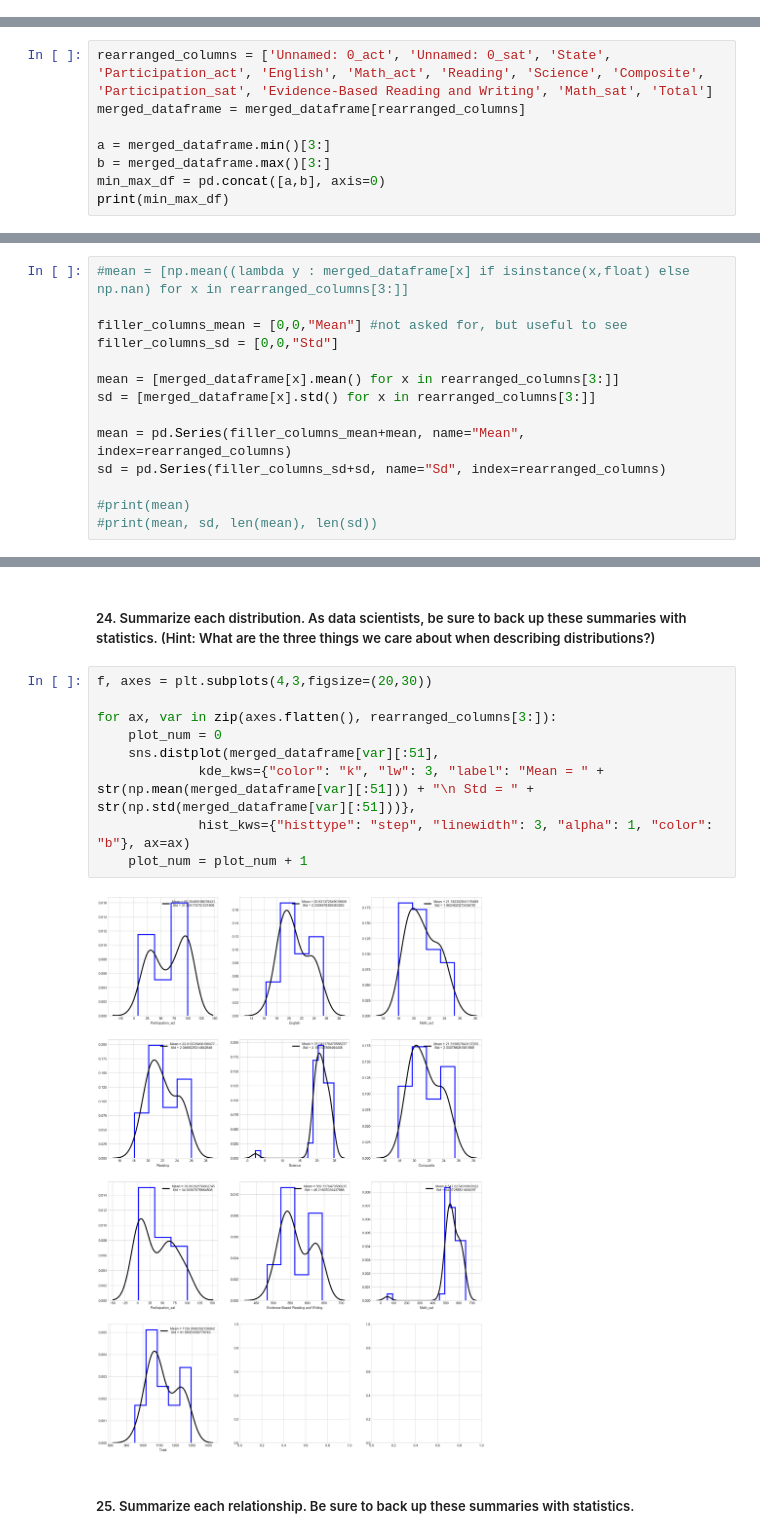
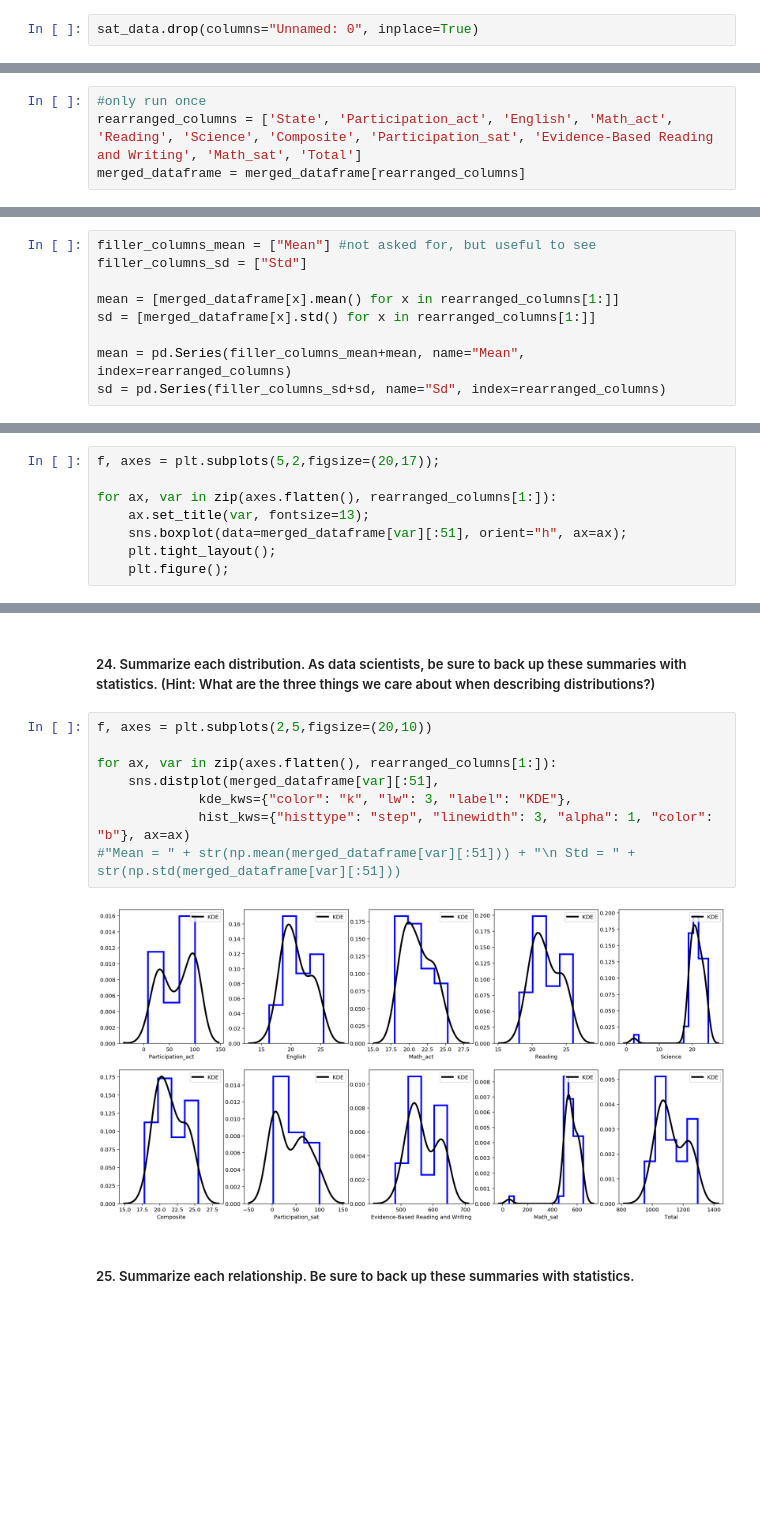
Before and after one commit to mmayet/SAT-vs-ACT-Participation-Rates, a Jupyter notebook: Mudassir_Mayet_LA/Mud_Mayet_Project_1.ipynb, the cells around one changed output, grey strips where cells are left out. Saved outputs shown, nothing was run; the diff lists cells and outputs as text; blank space fills up the shorter version.

```diff
--- a/Mudassir_Mayet_LA/Mud_Mayet_Project_1.ipynb
+++ b/Mudassir_Mayet_LA/Mud_Mayet_Project_1.ipynb
@@ -47,3 +23,5 @@ sat_data[1:10]
+# %%
+sat_data.drop(columns="Unnamed: 0", inplace=True)
 # %% [markdown]
 ##### 3. Describe in words what each variable (column) is.
 # %% [markdown]
@@ -146,10 +107,6 @@ merged_dataframe = pd.merge(act_data,sat_data, on=["State"], suffixes=('_act','_
 # %% [markdown]
 ##### 11. Print the minimum and maximum of each numeric column in the data frame.
 # %%
-rearranged_columns = ['Unnamed: 0_act', 'Unnamed: 0_sat', 'State', 'Participation_act', 'English', 'Math_act', 'Reading', 'Science', 'Composite', 'Participation_sat', 'Evidence-Based Reading and Writing', 'Math_sat', 'Total']
+#only run once
+rearranged_columns = ['State', 'Participation_act', 'English', 'Math_act', 'Reading', 'Science', 'Composite', 'Participation_sat', 'Evidence-Based Reading and Writing', 'Math_sat', 'Total']
 merged_dataframe = merged_dataframe[rearranged_columns]
-
-a = merged_dataframe.min()[3:]
-b = merged_dataframe.max()[3:]
-min_max_df = pd.concat([a,b], axis=0)
-print(min_max_df)
@@ -180,17 +139,12 @@ $$\sigma = \sqrt{\frac{1}{n}\sum_{i=1}^n(x_i - \mu)^2}$$
 # %%
-#mean = [np.mean((lambda y : merged_dataframe[x] if isinstance(x,float) else np.nan) for x in rearranged_columns[3:]]
+filler_columns_mean = ["Mean"] #not asked for, but useful to see
+filler_columns_sd = ["Std"]
 
-filler_columns_mean = [0,0,"Mean"] #not asked for, but useful to see
-filler_columns_sd = [0,0,"Std"]
-
-mean = [merged_dataframe[x].mean() for x in rearranged_columns[3:]]
-sd = [merged_dataframe[x].std() for x in rearranged_columns[3:]]
+mean = [merged_dataframe[x].mean() for x in rearranged_columns[1:]]
+sd = [merged_dataframe[x].std() for x in rearranged_columns[1:]]
 
 mean = pd.Series(filler_columns_mean+mean, name="Mean", index=rearranged_columns)
 sd = pd.Series(filler_columns_sd+sd, name="Sd", index=rearranged_columns)
-
-#print(mean)
-#print(mean, sd, len(mean), len(sd))
 # %% [markdown]
 ## Step 2: Manipulate the dataframe
 # %% [markdown]
@@ -397,0 +281,8 @@ sns_box_plot(merged_dataframe["Participation_act"],merged_dataframe["Participati
+# %%
+f, axes = plt.subplots(5,2,figsize=(20,17));
+
+for ax, var in zip(axes.flatten(), rearranged_columns[1:]):
+    ax.set_title(var, fontsize=13);
+    sns.boxplot(data=merged_dataframe[var][:51], orient="h", ax=ax);
+    plt.tight_layout();
+    plt.figure();
@@ -402,16 +307,15 @@ sns_box_plot(merged_dataframe["Participation_act"],merged_dataframe["Participati
 # %% [markdown]
 ##### 24. Summarize each distribution. As data scientists, be sure to back up these summaries with statistics. (Hint: What are the three things we care about when describing distributions?)
 # %%
-f, axes = plt.subplots(4,3,figsize=(20,30))
+f, axes = plt.subplots(2,5,figsize=(20,10))
 
-for ax, var in zip(axes.flatten(), rearranged_columns[3:]):
-    plot_num = 0
+for ax, var in zip(axes.flatten(), rearranged_columns[1:]):
     sns.distplot(merged_dataframe[var][:51],
-             kde_kws={"color": "k", "lw": 3, "label": "Mean = " + str(np.mean(merged_dataframe[var][:51])) + "\n Std = " + str(np.std(merged_dataframe[var][:51]))},
+             kde_kws={"color": "k", "lw": 3, "label": "KDE"},
              hist_kws={"histtype": "step", "linewidth": 3, "alpha": 1, "color": "b"}, ax=ax)
-    plot_num = plot_num + 1
+#"Mean = " + str(np.mean(merged_dataframe[var][:51])) + "\n Std = " + str(np.std(merged_dataframe[var][:51]))
 # %% [output]
-[figure, old version]
+[figure, new version]
 # %% [markdown]
 ##### 25. Summarize each relationship. Be sure to back up these summaries with statistics.
 # %% [markdown]
```
Also changed, not shown: parts of 39 cells of this notebook, 6 other files.
